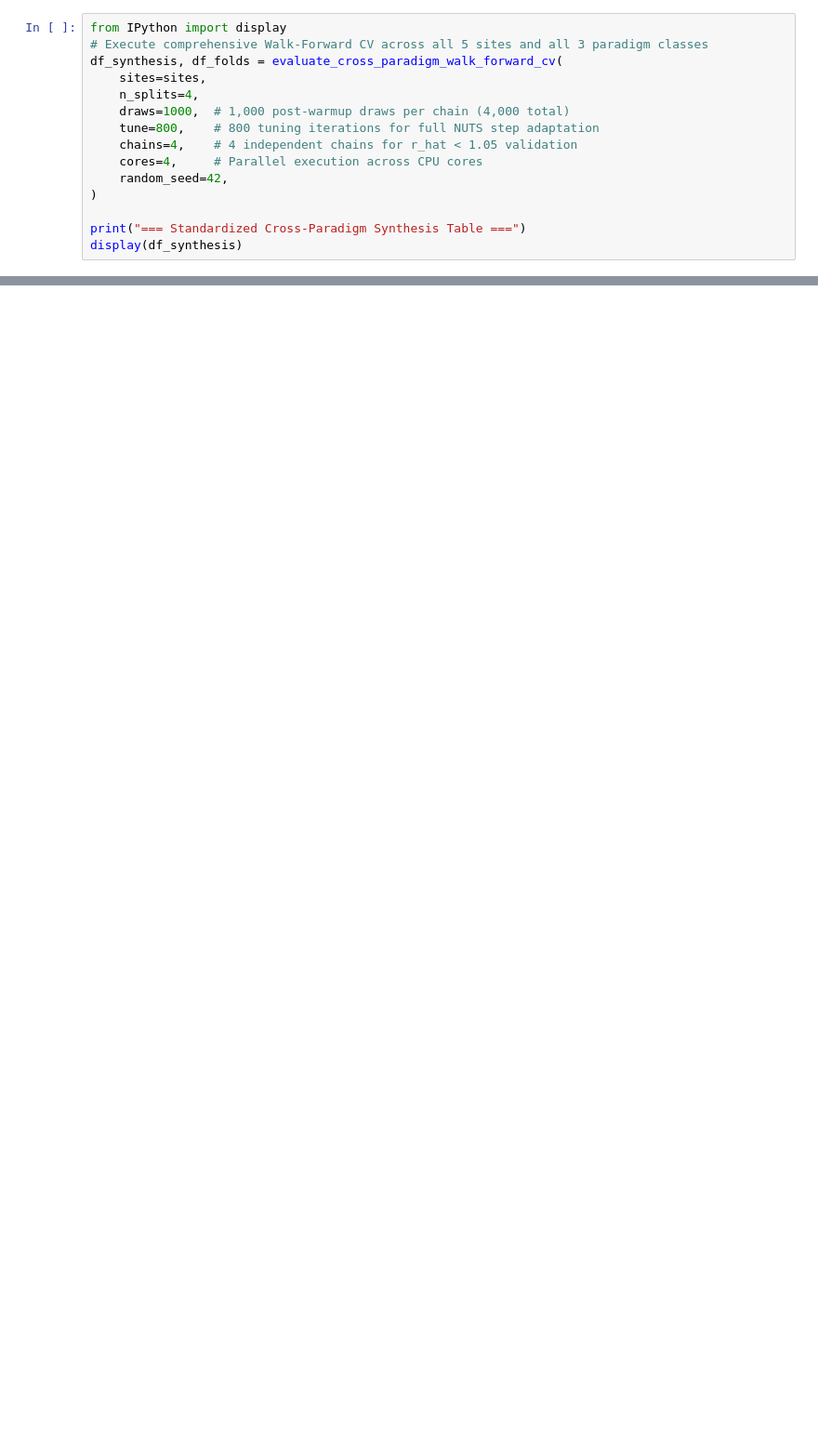
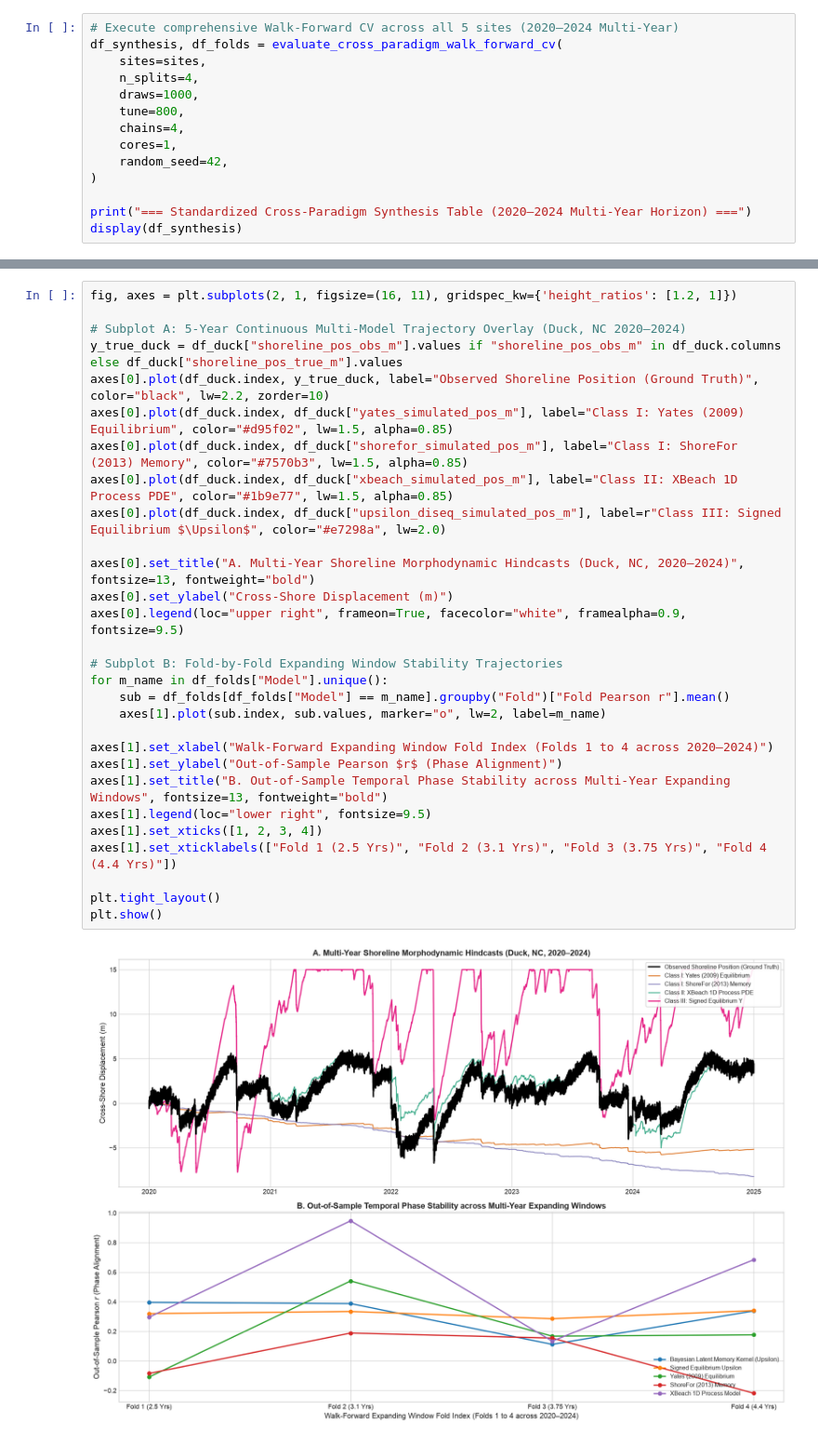
Before and after one commit to sam-tritto/unified-coastal-erosion-index, a Jupyter notebook: 02_Diagnostic_Baselines.ipynb, the cells around one changed output, grey strips where cells are left out. Shown at 93% size. Drawn from its saved outputs; the diff is of its cells as text; blank space fills up the shorter version.

```diff
--- a/02_Diagnostic_Baselines.ipynb
+++ b/02_Diagnostic_Baselines.ipynb
@@ -174,16 +184,15 @@ We evaluate:
 # %%
-from IPython import display
-# Execute comprehensive Walk-Forward CV across all 5 sites and all 3 paradigm classes
+# Execute comprehensive Walk-Forward CV across all 5 sites (2020–2024 Multi-Year)
 df_synthesis, df_folds = evaluate_cross_paradigm_walk_forward_cv(
     sites=sites,
     n_splits=4,
-    draws=1000,  # 1,000 post-warmup draws per chain (4,000 total)
-    tune=800,    # 800 tuning iterations for full NUTS step adaptation
-    chains=4,    # 4 independent chains for r_hat < 1.05 validation
-    cores=4,     # Parallel execution across CPU cores
+    draws=1000,
+    tune=800,
+    chains=4,
+    cores=1,
     random_seed=42,
 )
 
-print("=== Standardized Cross-Paradigm Synthesis Table ===")
+print("=== Standardized Cross-Paradigm Synthesis Table (2020–2024 Multi-Year Horizon) ===")
 display(df_synthesis)
 # %% [output]
@@ -238,0 +211,31 @@ plt.show()
+# %%
+fig, axes = plt.subplots(2, 1, figsize=(16, 11), gridspec_kw={'height_ratios': [1.2, 1]})
+
+# Subplot A: 5-Year Continuous Multi-Model Trajectory Overlay (Duck, NC 2020–2024)
+y_true_duck = df_duck["shoreline_pos_obs_m"].values if "shoreline_pos_obs_m" in df_duck.columns else df_duck["shoreline_pos_true_m"].values
+axes[0].plot(df_duck.index, y_true_duck, label="Observed Shoreline Position (Ground Truth)", color="black", lw=2.2, zorder=10)
+axes[0].plot(df_duck.index, df_duck["yates_simulated_pos_m"], label="Class I: Yates (2009) Equilibrium", color="#d95f02", lw=1.5, alpha=0.85)
+axes[0].plot(df_duck.index, df_duck["shorefor_simulated_pos_m"], label="Class I: ShoreFor (2013) Memory", color="#7570b3", lw=1.5, alpha=0.85)
+axes[0].plot(df_duck.index, df_duck["xbeach_simulated_pos_m"], label="Class II: XBeach 1D Process PDE", color="#1b9e77", lw=1.5, alpha=0.85)
+axes[0].plot(df_duck.index, df_duck["upsilon_diseq_simulated_pos_m"], label=r"Class III: Signed Equilibrium $\Upsilon$", color="#e7298a", lw=2.0)
+
+axes[0].set_title("A. Multi-Year Shoreline Morphodynamic Hindcasts (Duck, NC, 2020–2024)", fontsize=13, fontweight="bold")
+axes[0].set_ylabel("Cross-Shore Displacement (m)")
+axes[0].legend(loc="upper right", frameon=True, facecolor="white", framealpha=0.9, fontsize=9.5)
+
+# Subplot B: Fold-by-Fold Expanding Window Stability Trajectories
+for m_name in df_folds["Model"].unique():
+    sub = df_folds[df_folds["Model"] == m_name].groupby("Fold")["Fold Pearson r"].mean()
+    axes[1].plot(sub.index, sub.values, marker="o", lw=2, label=m_name)
+
+axes[1].set_xlabel("Walk-Forward Expanding Window Fold Index (Folds 1 to 4 across 2020–2024)")
+axes[1].set_ylabel("Out-of-Sample Pearson $r$ (Phase Alignment)")
+axes[1].set_title("B. Out-of-Sample Temporal Phase Stability across Multi-Year Expanding Windows", fontsize=13, fontweight="bold")
+axes[1].legend(loc="lower right", fontsize=9.5)
+axes[1].set_xticks([1, 2, 3, 4])
+axes[1].set_xticklabels(["Fold 1 (2.5 Yrs)", "Fold 2 (3.1 Yrs)", "Fold 3 (3.75 Yrs)", "Fold 4 (4.4 Yrs)"])
+
+plt.tight_layout()
+plt.show()
+# %% [output]
+[figure, added]
```
Also changed, not shown: parts of 16 cells of this notebook, 2 other files.
